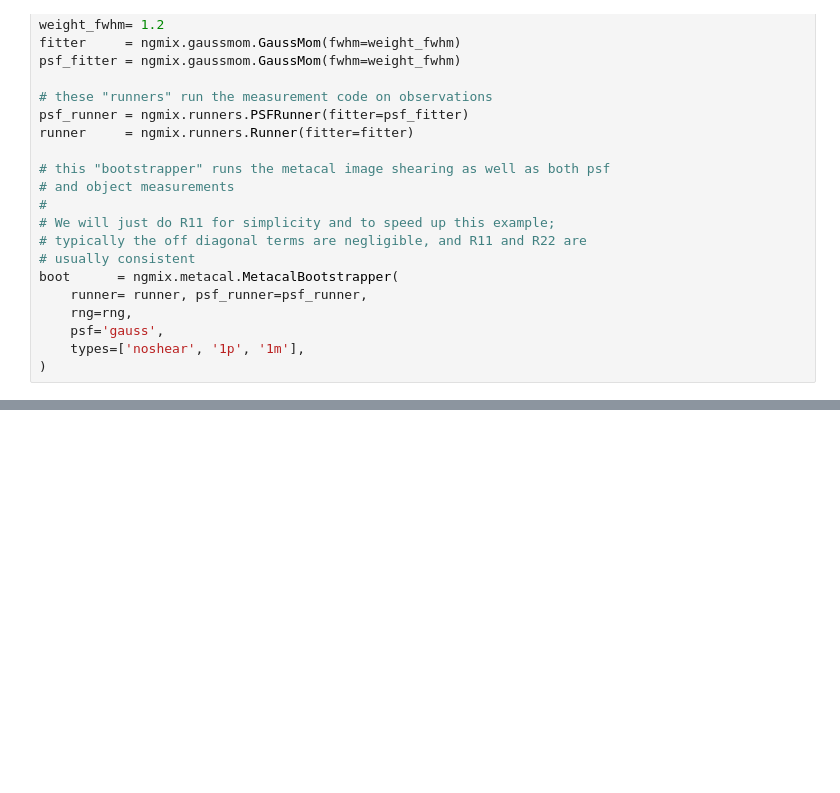
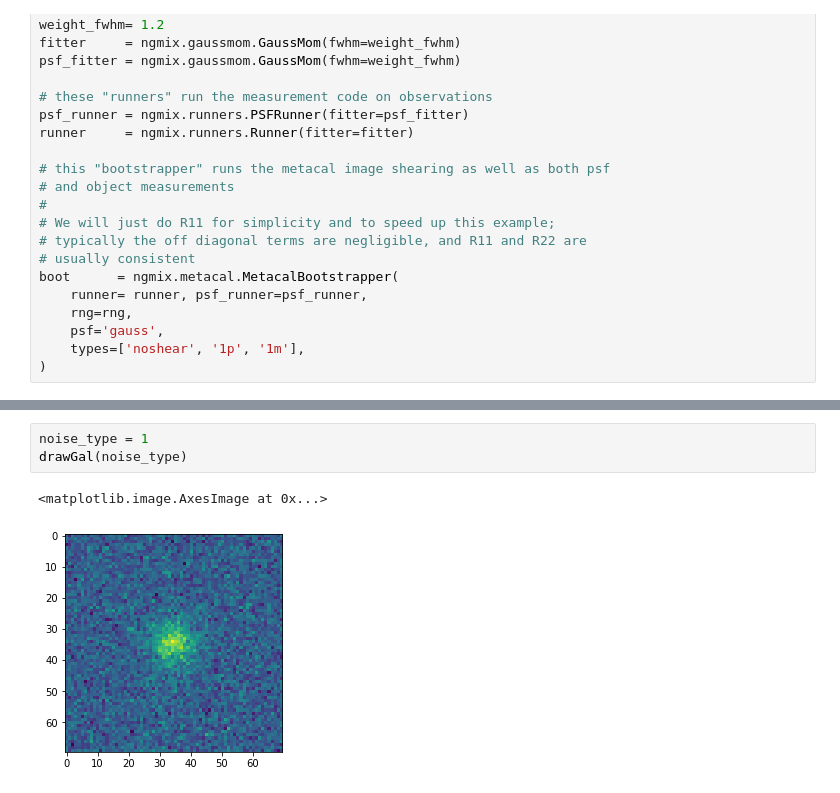
Before and after one commit to norrisbach/Metacal, a Jupyter notebook: metacal.ipynb, the cells around one changed output, grey strips where cells are left out. Saved outputs shown, nothing was run; the diff lists cells and outputs as text; blank space fills up the shorter version.

```diff
--- a/metacal.ipynb
+++ b/metacal.ipynb
@@ -268,0 +306,6 @@ drawGal()
+# %%
+noise_type = 1
+drawGal(noise_type)
+# %% [output]
+<matplotlib.image.AxesImage at 0x...>
+[figure, added]
```
Also changed, not shown: parts of 5 cells of this notebook.
